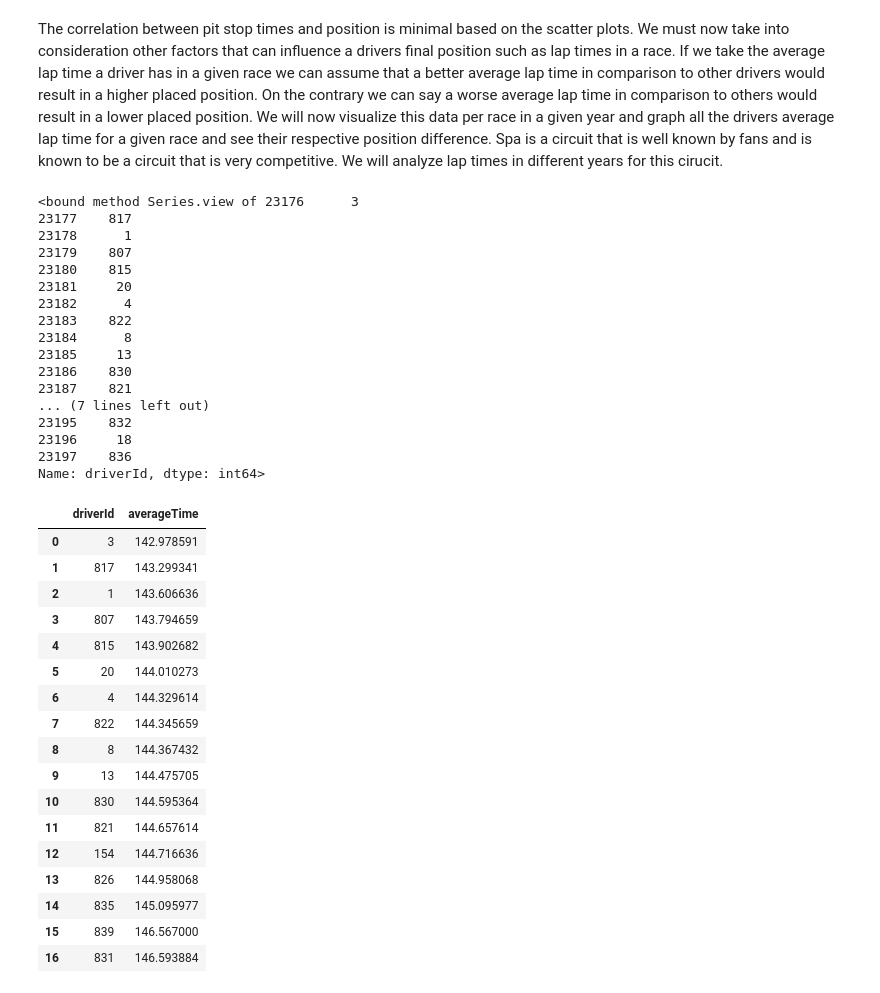
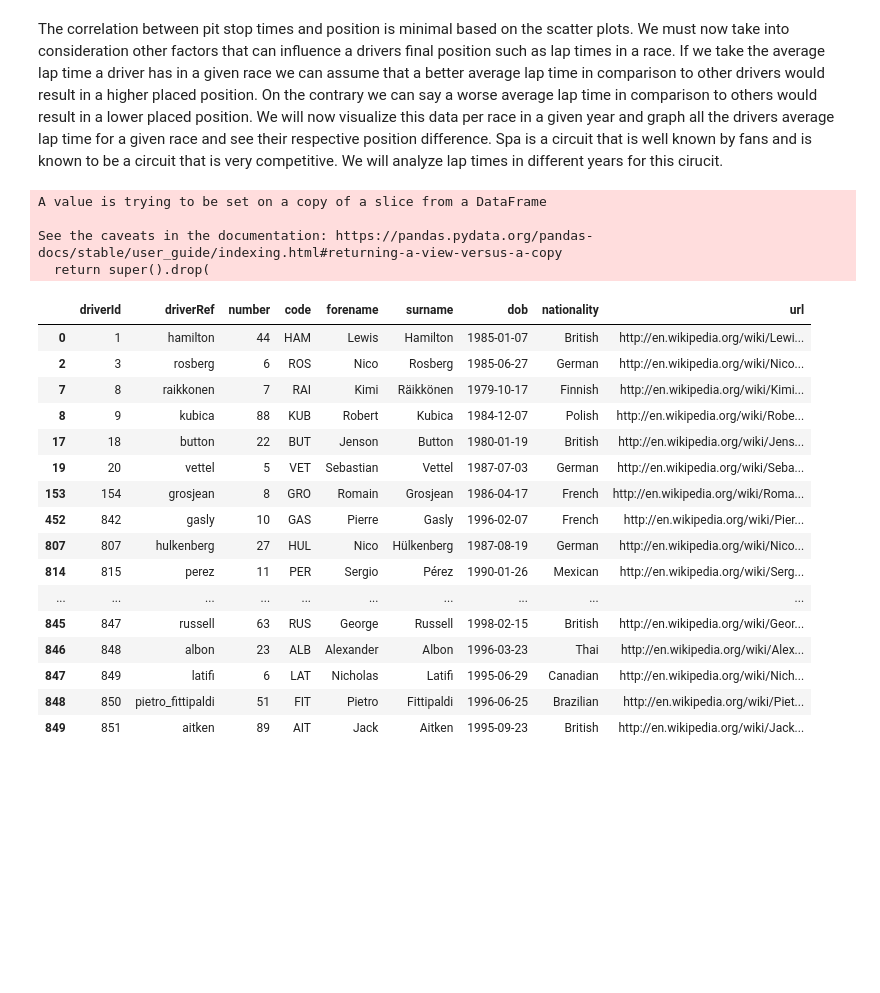
Before and after one commit to shrey231/shrey231.github.io, a Jupyter notebook: Analyzing Formula 1 Timings.ipynb, the cells around one changed output. Cells and saved outputs as stored; diff of their text form; code cells hidden in the pictures; blank space fills up the shorter version.

Commit message:
Made 2020 Drivers DF

```diff
--- a/Analyzing Formula 1 Timings.ipynb
+++ b/Analyzing Formula 1 Timings.ipynb
@@ -567,6 +567,46 @@ Text(0, 0.5, 'Ending Position - Starting Position')
 After plotting Sebastian Vettel's data we can see that the majority of his points are clustered around 0 for the y axis indicating minimal position changes. With higher pit stop times we can also see that he has minimal position changes. This can also indicate external factors such as accidents and lap times can affect a drivers final position.
 # %% [markdown]
 The correlation between pit stop times and position is minimal based on the scatter plots. We must now take into consideration other factors that can influence a drivers final position such as lap times in a race. If we take the average lap time a driver has in a given race we can assume that a better average lap time in comparison to other drivers would result in a higher placed position. On the contrary we can say a worse average lap time in comparison to others would result in a lower placed position. We will now visualize this data per race in a given year and graph all the drivers average lap time for a given race and see their respective position difference. Spa is a circuit that is well known by fans and is known to be a circuit that is very competitive. We will analyze lap times in different years for this cirucit.
+# %%
+#2020
+# Retrieve all races that are between 2016 and 2021
+new_race_data = race_data[(race_data['year'] == 2020)]
+
+# Extract the circuits that were raced on in this time frame
+unique_circuits = race_data['circuitId'].unique()
+new_circuit_data = circuit_data[np.isin(circuit_data['circuitId'], unique_circuits)]
+
+# Extract the results of the races between the time frame
+new_result_data = result_data[np.isin(result_data, new_race_data['raceId'])]
+
+# Extract the drivers that raced in this time frame
+new_driver_data = driver_data[np.isin(driver_data, new_result_data['driverId'])]
+for index, rows in new_driver_data.iterrows():
+    if rows['number'] == '\\N':
+        new_driver_data.drop(index, inplace = True)
+new_driver_data
+# %% [output]
+A value is trying to be set on a copy of a slice from a DataFrame
+
+See the caveats in the documentation: https://pandas.pydata.org/pandas-docs/stable/user_guide/indexing.html#returning-a-view-versus-a-copy
+  return super().drop(
+|  | driverId | driverRef | number | code | forename | surname | dob | nationality | url |
+| 0 | 1 | hamilton | 44 | HAM | Lewis | Hamilton | 1985-01-07 | British | http://en.wikipedia.org/wiki/Lewi... |
+| 2 | 3 | rosberg | 6 | ROS | Nico | Rosberg | 1985-06-27 | German | http://en.wikipedia.org/wiki/Nico... |
+| 7 | 8 | raikkonen | 7 | RAI | Kimi | Räikkönen | 1979-10-17 | Finnish | http://en.wikipedia.org/wiki/Kimi... |
+| 8 | 9 | kubica | 88 | KUB | Robert | Kubica | 1984-12-07 | Polish | http://en.wikipedia.org/wiki/Robe... |
+| 17 | 18 | button | 22 | BUT | Jenson | Button | 1980-01-19 | British | http://en.wikipedia.org/wiki/Jens... |
+| 19 | 20 | vettel | 5 | VET | Sebastian | Vettel | 1987-07-03 | German | http://en.wikipedia.org/wiki/Seba... |
+| 153 | 154 | grosjean | 8 | GRO | Romain | Grosjean | 1986-04-17 | French | http://en.wikipedia.org/wiki/Roma... |
+| 452 | 842 | gasly | 10 | GAS | Pierre | Gasly | 1996-02-07 | French | http://en.wikipedia.org/wiki/Pier... |
+| 807 | 807 | hulkenberg | 27 | HUL | Nico | Hülkenberg | 1987-08-19 | German | http://en.wikipedia.org/wiki/Nico... |
+| 814 | 815 | perez | 11 | PER | Sergio | Pérez | 1990-01-26 | Mexican | http://en.wikipedia.org/wiki/Serg... |
+| ... | ... | ... | ... | ... | ... | ... | ... | ... | ... |
+| 845 | 847 | russell | 63 | RUS | George | Russell | 1998-02-15 | British | http://en.wikipedia.org/wiki/Geor... |
+| 846 | 848 | albon | 23 | ALB | Alexander | Albon | 1996-03-23 | Thai | http://en.wikipedia.org/wiki/Alex... |
+| 847 | 849 | latifi | 6 | LAT | Nicholas | Latifi | 1995-06-29 | Canadian | http://en.wikipedia.org/wiki/Nich... |
+| 848 | 850 | pietro_fittipaldi | 51 | FIT | Pietro | Fittipaldi | 1996-06-25 | Brazilian | http://en.wikipedia.org/wiki/Piet... |
+| 849 | 851 | aitken | 89 | AIT | Jack | Aitken | 1995-09-23 | British | http://en.wikipedia.org/wiki/Jack... |
 # %%
 # We will conduct our first analysis in the year 2016 for Spa and collect all lap times in that given year.
 # Spa is circuit id 13
@@ -580,24 +620,6 @@ drivers = new_result_data[(new_result_data['raceId'] == int(race_id))]
 drivers = drivers['driverId']
 
 drivers.view
-# %% [output]
-<bound method Series.view of 23176      3
-23177    817
-23178      1
-23179    807
-23180    815
-23181     20
-23182      4
-23183    822
-23184      8
-23185     13
-23186    830
-23187    821
-... (7 lines left out)
-23195    832
-23196     18
-23197    836
-Name: driverId, dtype: int64>
 # %%
 new_index = list(range(0, len(drivers)))
 drivers.index = new_index
@@ -618,25 +640,6 @@ for data in drop_drivers.iterrows():
         average_lap_data = average_lap_data[average_lap_data.driverId != data[1]['driverId']]
 
 average_lap_data
-# %% [output]
-|  | driverId | averageTime |
-| 0 | 3 | 142.978591 |
-| 1 | 817 | 143.299341 |
-| 2 | 1 | 143.606636 |
-| 3 | 807 | 143.794659 |
-| 4 | 815 | 143.902682 |
-| 5 | 20 | 144.010273 |
-| 6 | 4 | 144.329614 |
-| 7 | 822 | 144.345659 |
-| 8 | 8 | 144.367432 |
-| 9 | 13 | 144.475705 |
-| 10 | 830 | 144.595364 |
-| 11 | 821 | 144.657614 |
-| 12 | 154 | 144.716636 |
-| 13 | 826 | 144.958068 |
-| 14 | 835 | 145.095977 |
-| 15 | 839 | 146.567000 |
-| 16 | 831 | 146.593884 |
 # %%
 driver_differences = []
 
```
Also changed, not shown: parts of 12 cells of this notebook.
